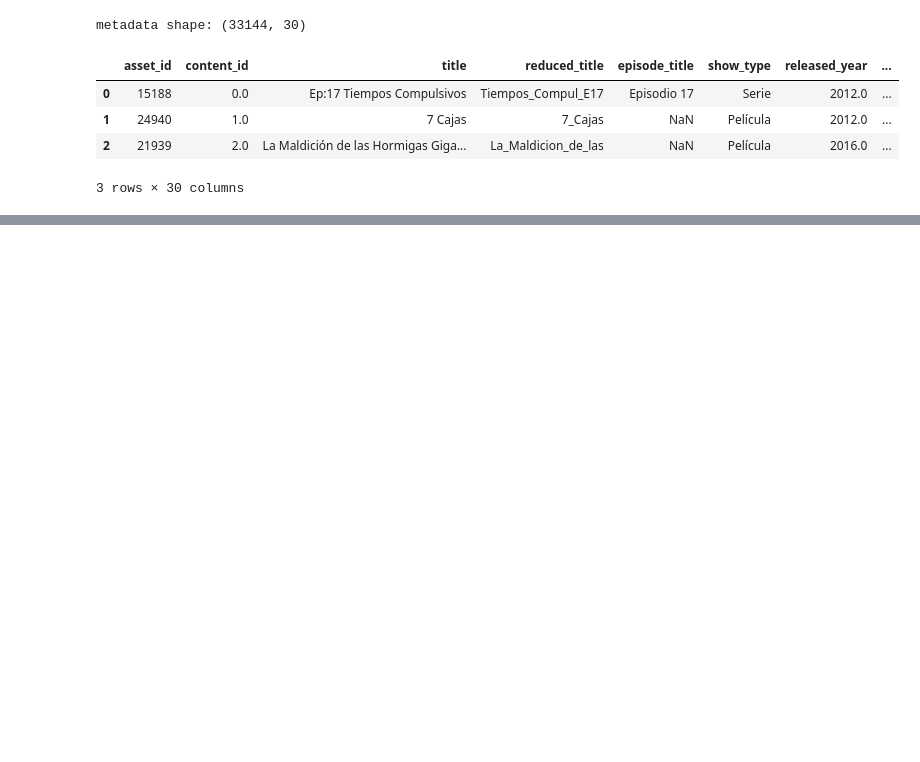
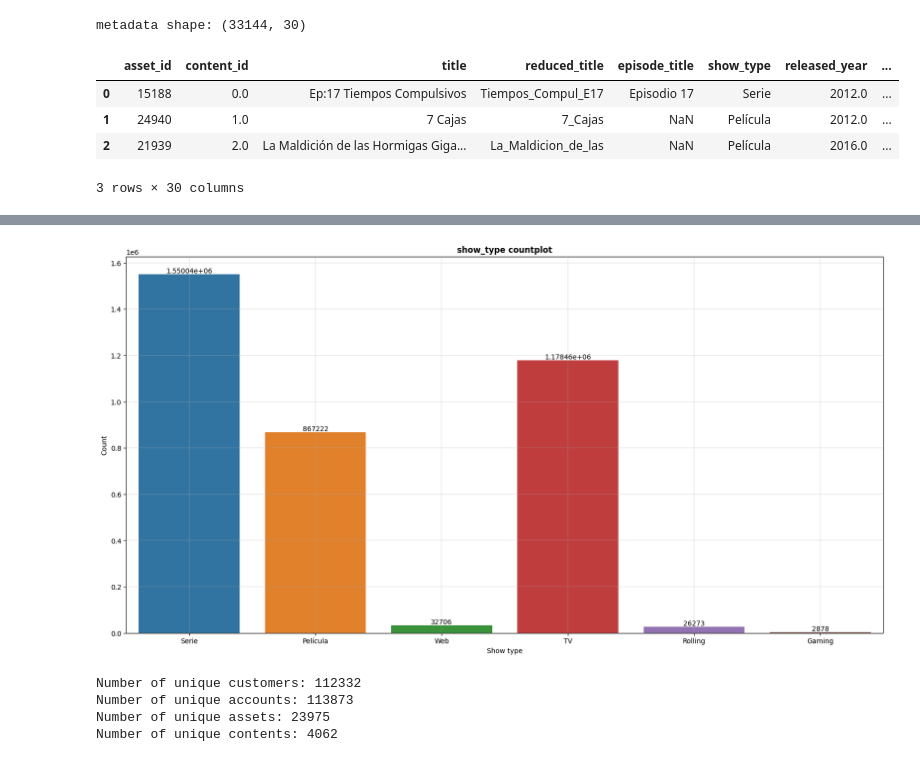
Before and after one commit to ferandmag/ICA_ML_recomendationSystemFLOW, a Jupyter notebook: recomendation_system_flow.ipynb, the cells around one changed output, grey strips where cells are left out. Drawn from its saved outputs; the diff is of its cells as text; code cells hidden in the pictures; blank space fills up the shorter version.

```diff
--- a/recomendation_system_flow.ipynb
+++ b/recomendation_system_flow.ipynb
@@ -102,0 +196,27 @@ metadata shape: (33144, 30)
+# %%
+# modify 'Series,Serie' show_type category
+df['show_type'] = df['show_type'].apply(lambda x: 'Serie' if x == 'Series,Serie' else x)
+
+# ploting show_type
+plt.figure(figsize=(20, 10))
+ax = sns.countplot(data=df, x='show_type')
+for container in ax.containers:
+    ax.bar_label(container)
+plt.xlabel('Show type')
+plt.ylabel('Count')
+plt.grid(linewidth=0.3)
+plt.title('show_type countplot', fontdict={'fontsize': 12,'fontweight':'bold'})
+plt.show()
+# %% [output]
+[figure, added]
+# %%
+# customers, accounts, assets and contents
+print(f'Number of unique customers: {df["customer_id"].nunique()}')
+print(f'Number of unique accounts: {df["account_id"].nunique()}')
+print(f'Number of unique assets: {df["asset_id"].nunique()}')
+print(f'Number of unique contents: {df["content_id"].nunique()}')
+# %% [output]
+Number of unique customers: 112332
+Number of unique accounts: 113873
+Number of unique assets: 23975
+Number of unique contents: 4062
```
Also changed, not shown: parts of 26 cells of this notebook.
